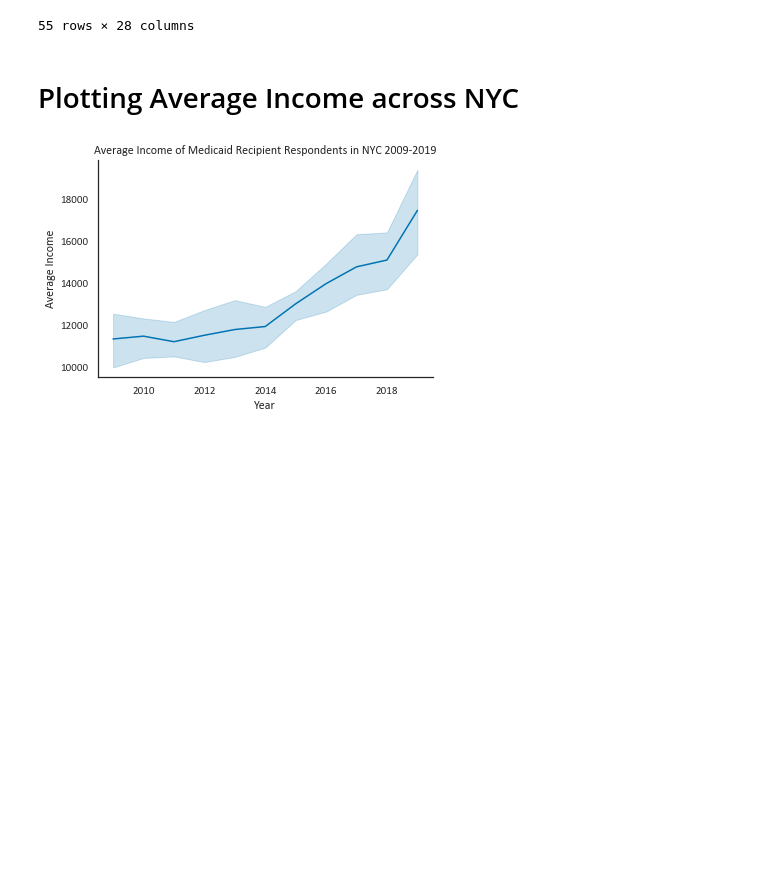
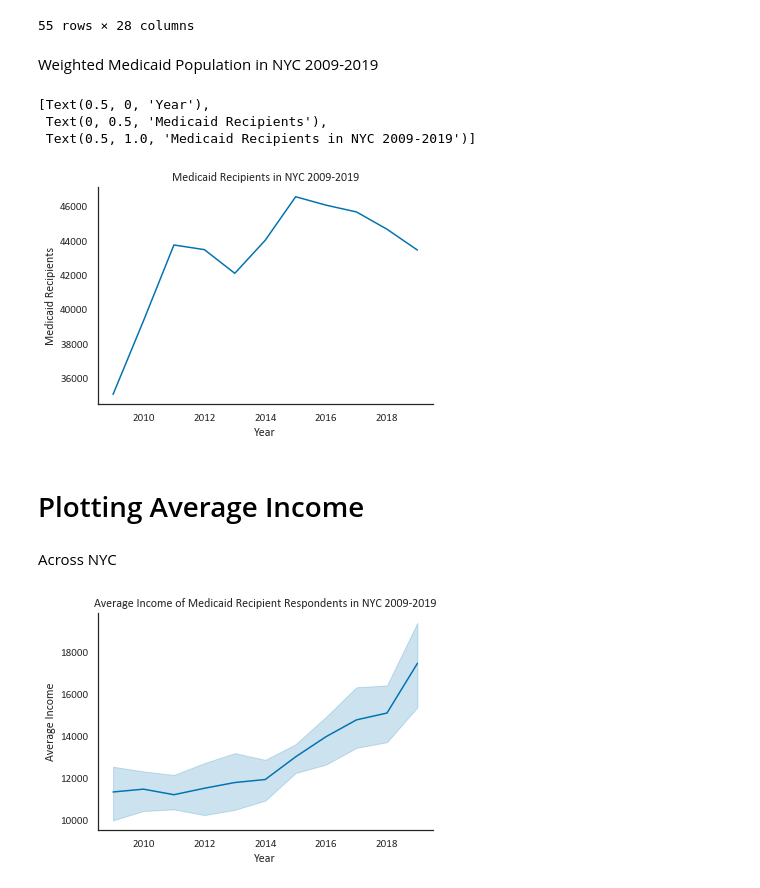
Before and after one commit to mspp-data-studio-2021/Ariel_Medex, a Jupyter notebook: IPUMS ACS Data 2009-2019.ipynb, the cells around one changed output. Cells and saved outputs as stored; diff of their text form; code cells hidden in the pictures; blank space fills up the shorter version.

Commit message:
Coded for more plots

```diff
--- a/IPUMS ACS Data 2009-2019.ipynb
+++ b/IPUMS ACS Data 2009-2019.ipynb
@@ -151,2 +151,2 @@ neighborhood
 # %%
-df.groupby('YEAR').sum('PERWT')
+yr_weighted = df.groupby('YEAR').sum('PERWT') # Weighted variables grouped only by year
@@ -188,8 +173,21 @@ df_weighted
 | 53 | 2019 | 810 | 1183543662 | 5167591517 | 11835386463756286 | 628335.0 | 11835429675921112 | 76206 | 24078008 | 2408011832 | ... | ... |
 | 54 | 2019 | 850 | 176865276 | 770131460 | 1768645600888721 | 93313.0 | 1768651701315476 | 11388 | 3418362 | 341867736 | ... | ... |
 55 rows × 28 columns
-# %% [markdown]
-# Plotting Average Income across NYC
+# %% [markdown]
+Weighted Medicaid Population in NYC 2009-2019
+# %%
+n = sns.lineplot(x='YEAR', y='HINSCAID', data=yr_weighted)
+sns.despine()
+n.set(xlabel='Year', ylabel='Medicaid Recipients', title='Medicaid Recipients in NYC 2009-2019')
+# %% [output]
+[Text(0.5, 0, 'Year'),
+ Text(0, 0.5, 'Medicaid Recipients'),
+ Text(0.5, 1.0, 'Medicaid Recipients in NYC 2009-2019')]
+[figure, added]
+# %% [markdown]
+# Plotting Average Income
+# %% [markdown]
+Across NYC
 # %%
 i = sns.lineplot(x='YEAR', y='AVGINC', data=yr_br1)
 i.ticklabel_format(style='plain', axis='both')
```
Also changed, not shown: parts of 27 cells of this notebook.
